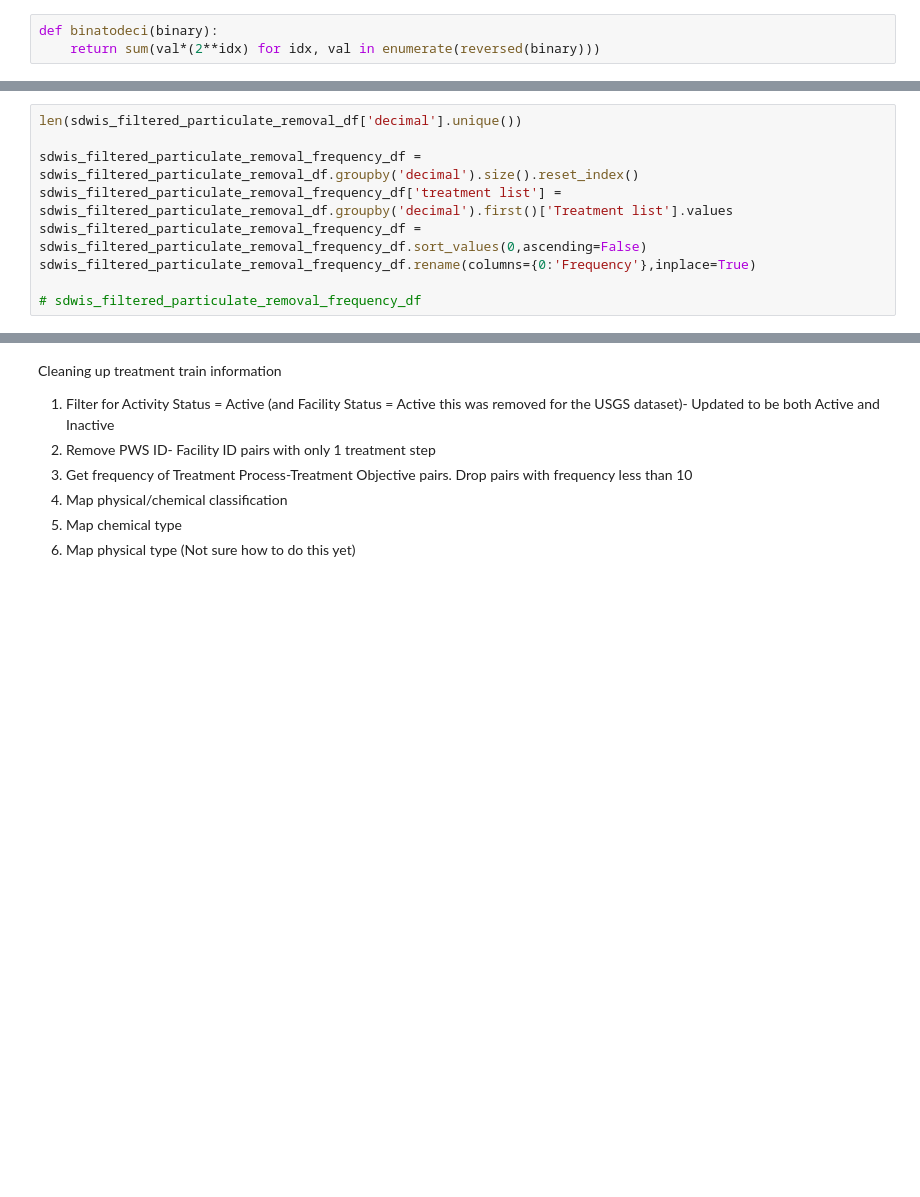
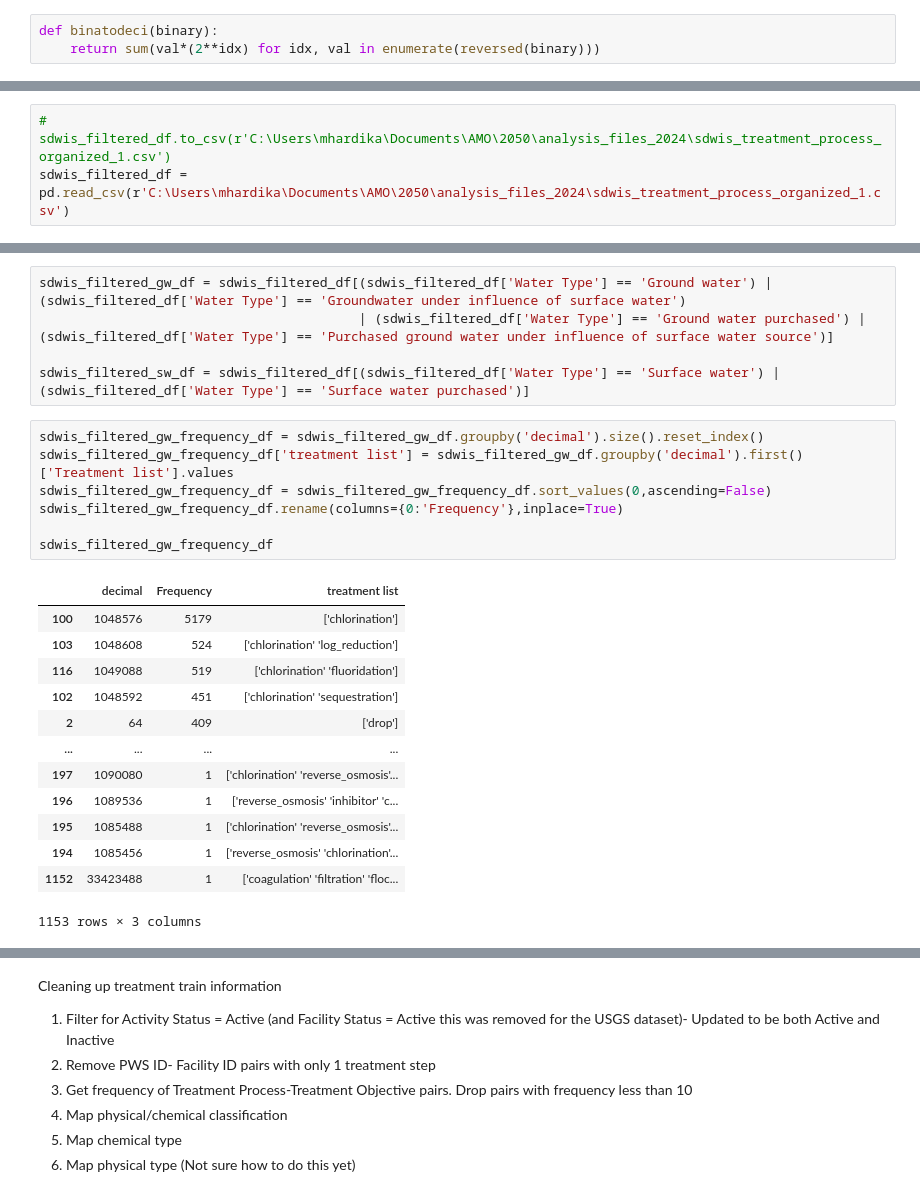
Before and after one commit to MuktaHardikar/WaterTAP3, a Jupyter notebook: watertap3/watertap3/sdwis_treatment_train.ipynb, the cells around one changed output, grey strips where cells are left out. Saved outputs shown, nothing was run; the diff lists cells and outputs as text; blank space fills up the shorter version.

```diff
--- a/watertap3/watertap3/sdwis_treatment_train.ipynb
+++ b/watertap3/watertap3/sdwis_treatment_train.ipynb
@@ -49,3 +148,6 @@ def binatodeci(binary):
+# %%
+# sdwis_filtered_df.to_csv(r'C:\Users\mhardika\Documents\AMO\2050\analysis_files_2024\sdwis_treatment_process_organized_1.csv')
+sdwis_filtered_df = pd.read_csv(r'C:\Users\mhardika\Documents\AMO\2050\analysis_files_2024\sdwis_treatment_process_organized_1.csv')
 # %%
 # Filter for particulate removal
 
@@ -89,9 +177,26 @@ sdwis_filtered_particulate_removal_df
+# %%
+sdwis_filtered_gw_df = sdwis_filtered_df[(sdwis_filtered_df['Water Type'] == 'Ground water') | (sdwis_filtered_df['Water Type'] == 'Groundwater under influence of surface water')
+                                         | (sdwis_filtered_df['Water Type'] == 'Ground water purchased') | (sdwis_filtered_df['Water Type'] == 'Purchased ground water under influence of surface water source')]
+
+sdwis_filtered_sw_df = sdwis_filtered_df[(sdwis_filtered_df['Water Type'] == 'Surface water') | (sdwis_filtered_df['Water Type'] == 'Surface water purchased')]
 # %%
-len(sdwis_filtered_particulate_removal_df['decimal'].unique())
+sdwis_filtered_gw_frequency_df = sdwis_filtered_gw_df.groupby('decimal').size().reset_index()
+sdwis_filtered_gw_frequency_df['treatment list'] = sdwis_filtered_gw_df.groupby('decimal').first()['Treatment list'].values
+sdwis_filtered_gw_frequency_df = sdwis_filtered_gw_frequency_df.sort_values(0,ascending=False)
+sdwis_filtered_gw_frequency_df.rename(columns={0:'Frequency'},inplace=True)
 
-sdwis_filtered_particulate_removal_frequency_df = sdwis_filtered_particulate_removal_df.groupby('decimal').size().reset_index()
-sdwis_filtered_particulate_removal_frequency_df['treatment list'] = sdwis_filtered_particulate_removal_df.groupby('decimal').first()['Treatment list'].values
-sdwis_filtered_particulate_removal_frequency_df = sdwis_filtered_particulate_removal_frequency_df.sort_values(0,ascending=False)
-sdwis_filtered_particulate_removal_frequency_df.rename(columns={0:'Frequency'},inplace=True)
-
-# sdwis_filtered_particulate_removal_frequency_df
+sdwis_filtered_gw_frequency_df
+# %% [output]
+|  | decimal | Frequency | treatment list |
+| 100 | 1048576 | 5179 | ['chlorination'] |
+| 103 | 1048608 | 524 | ['chlorination' 'log_reduction'] |
+| 116 | 1049088 | 519 | ['chlorination' 'fluoridation'] |
+| 102 | 1048592 | 451 | ['chlorination' 'sequestration'] |
+| 2 | 64 | 409 | ['drop'] |
+| ... | ... | ... | ... |
+| 197 | 1090080 | 1 | ['chlorination' 'reverse_osmosis'... |
+| 196 | 1089536 | 1 | ['reverse_osmosis' 'inhibitor' 'c... |
+| 195 | 1085488 | 1 | ['chlorination' 'reverse_osmosis'... |
+| 194 | 1085456 | 1 | ['reverse_osmosis' 'chlorination'... |
+| 1152 | 33423488 | 1 | ['coagulation' 'filtration' 'floc... |
+1153 rows × 3 columns
```
Also changed, not shown: parts of 19 cells of this notebook, 1 other file.
